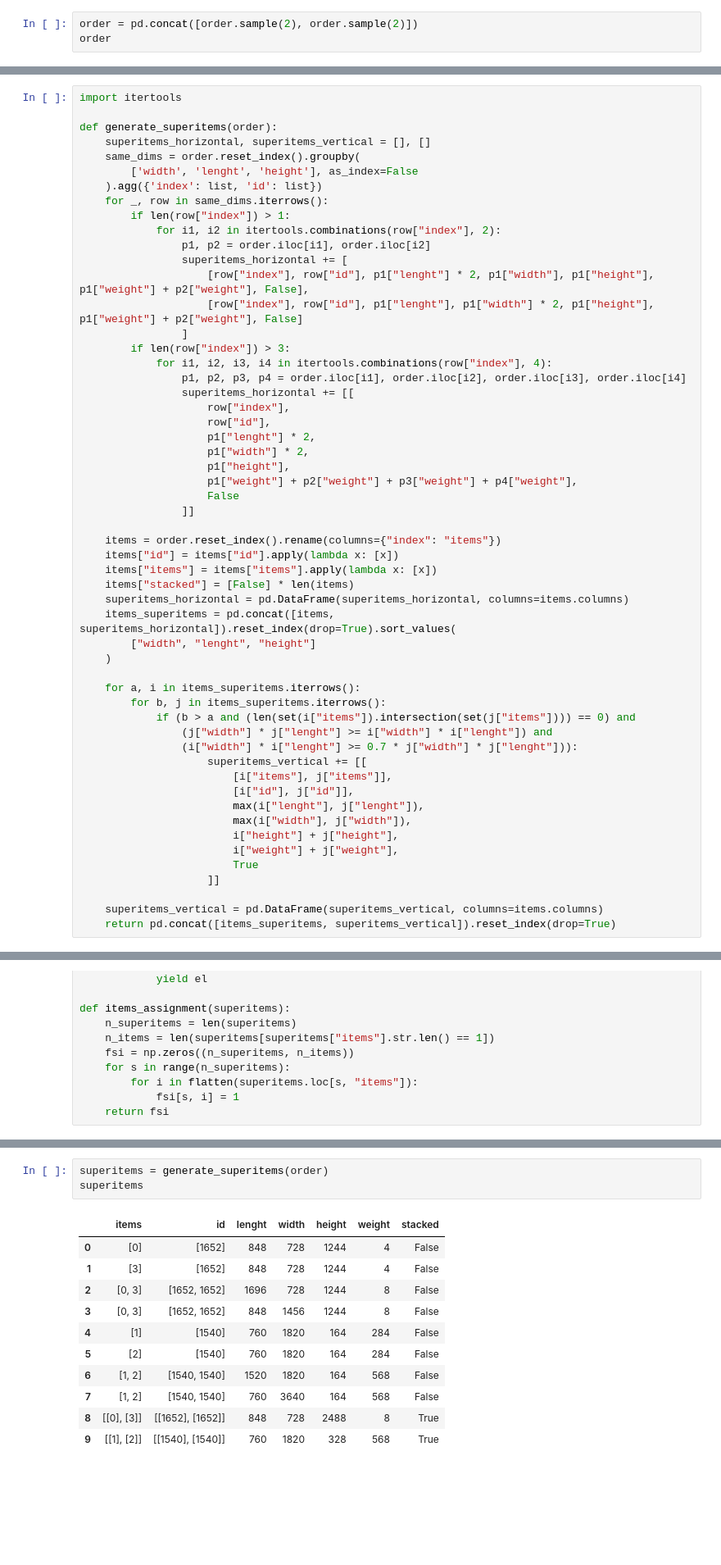
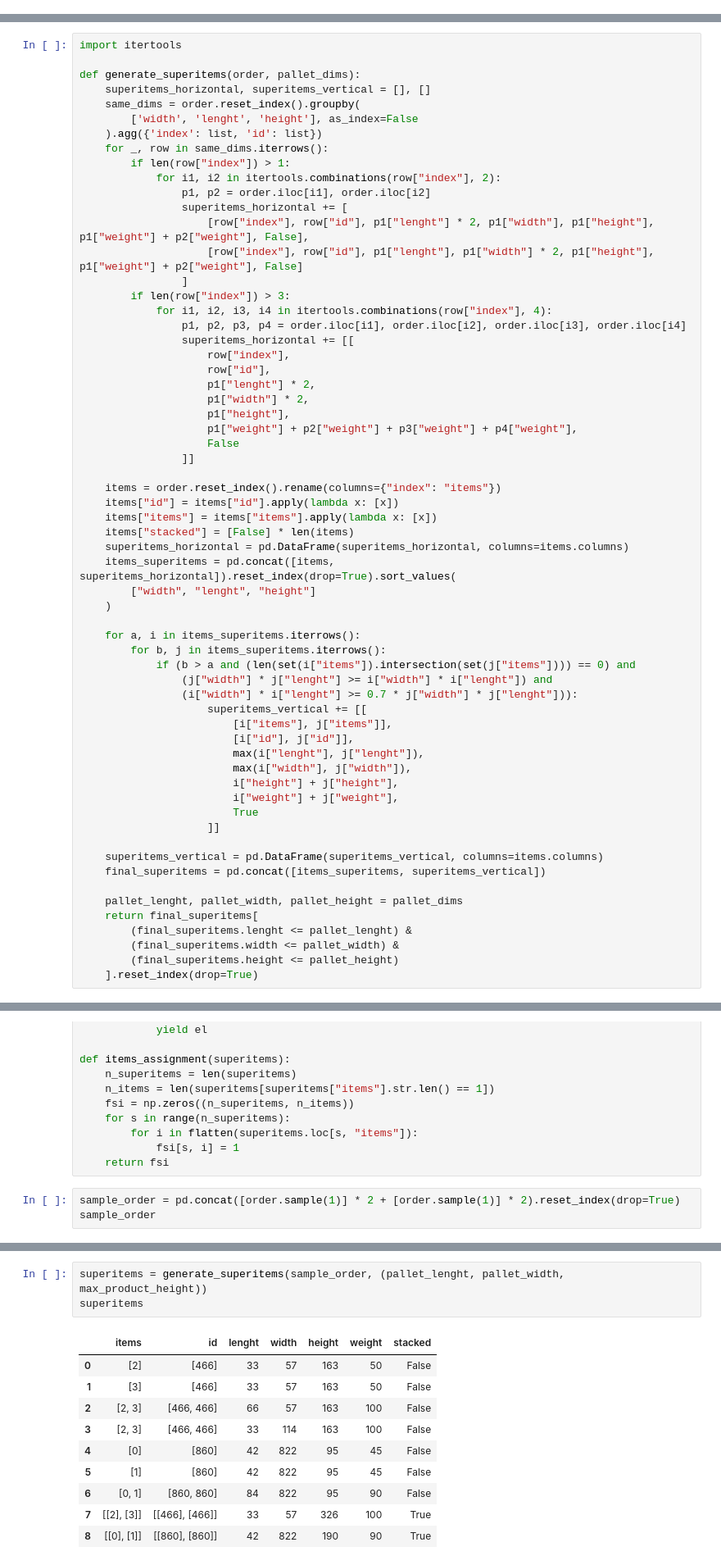
Before and after one commit to Wadaboa/3d-bpp, a Jupyter notebook: bpp.ipynb, the cells around one changed output, grey strips where cells are left out. Shown at 82% size. Drawn from its saved outputs; the diff is of its cells as text; blank space fills up the shorter version.

```diff
--- a/bpp.ipynb
+++ b/bpp.ipynb
@@ -99,3 +98,0 @@ order.head()
-# %%
-order = pd.concat([order.sample(2), order.sample(2)])
-order
@@ -839,7 +830,7 @@ def column_generation(fsi, zsl, ol, ws, ds, hs, W, D, max_iter, max_stag_iters=2
 # %%
 import itertools
 
-def generate_superitems(order):
+def generate_superitems(order, pallet_dims):
     superitems_horizontal, superitems_vertical = [], []
     same_dims = order.reset_index().groupby(
         ['width', 'lenght', 'height'], as_index=False
@@ -890,7 +881,14 @@ def generate_superitems(order):
                     ]]
 
     superitems_vertical = pd.DataFrame(superitems_vertical, columns=items.columns)
-    return pd.concat([items_superitems, superitems_vertical]).reset_index(drop=True)
+    final_superitems = pd.concat([items_superitems, superitems_vertical])
+
+    pallet_lenght, pallet_width, pallet_height = pallet_dims
+    return final_superitems[
+        (final_superitems.lenght <= pallet_lenght) &
+        (final_superitems.width <= pallet_width) &
+        (final_superitems.height <= pallet_height)
+    ].reset_index(drop=True)
 # %%
 from collections.abc import Iterable
 
@@ -909,3 +907,6 @@ def items_assignment(superitems):
         for i in flatten(superitems.loc[s, "items"]):
             fsi[s, i] = 1
     return fsi
+# %%
+sample_order = pd.concat([order.sample(1)] * 2 + [order.sample(1)] * 2).reset_index(drop=True)
+sample_order
@@ -912,18 +919,17 @@ def items_assignment(superitems):
 # %%
-superitems = generate_superitems(order)
+superitems = generate_superitems(sample_order, (pallet_lenght, pallet_width, max_product_height))
 superitems
 # %% [output]
 |  | items | id | lenght | width | height | weight | stacked |
-| 0 | [0] | [1652] | 848 | 728 | 1244 | 4 | False |
-| 1 | [3] | [1652] | 848 | 728 | 1244 | 4 | False |
-| 2 | [0, 3] | [1652, 1652] | 1696 | 728 | 1244 | 8 | False |
-| 3 | [0, 3] | [1652, 1652] | 848 | 1456 | 1244 | 8 | False |
-| 4 | [1] | [1540] | 760 | 1820 | 164 | 284 | False |
-| 5 | [2] | [1540] | 760 | 1820 | 164 | 284 | False |
-| 6 | [1, 2] | [1540, 1540] | 1520 | 1820 | 164 | 568 | False |
-| 7 | [1, 2] | [1540, 1540] | 760 | 3640 | 164 | 568 | False |
-| 8 | [[0], [3]] | [[1652], [1652]] | 848 | 728 | 2488 | 8 | True |
-| 9 | [[1], [2]] | [[1540], [1540]] | 760 | 1820 | 328 | 568 | True |
+| 0 | [2] | [466] | 33 | 57 | 163 | 50 | False |
+| 1 | [3] | [466] | 33 | 57 | 163 | 50 | False |
+| 2 | [2, 3] | [466, 466] | 66 | 57 | 163 | 100 | False |
+| 3 | [2, 3] | [466, 466] | 33 | 114 | 163 | 100 | False |
+| 4 | [0] | [860] | 42 | 822 | 95 | 45 | False |
+| 5 | [1] | [860] | 42 | 822 | 95 | 45 | False |
+| 6 | [0, 1] | [860, 860] | 84 | 822 | 95 | 90 | False |
+| 7 | [[2], [3]] | [[466], [466]] | 33 | 57 | 326 | 100 | True |
+| 8 | [[0], [1]] | [[860], [860]] | 42 | 822 | 190 | 90 | True |
 # %%
 items_assignment(superitems)
 # %% [output]
```
Also changed, not shown: parts of 12 cells of this notebook.
